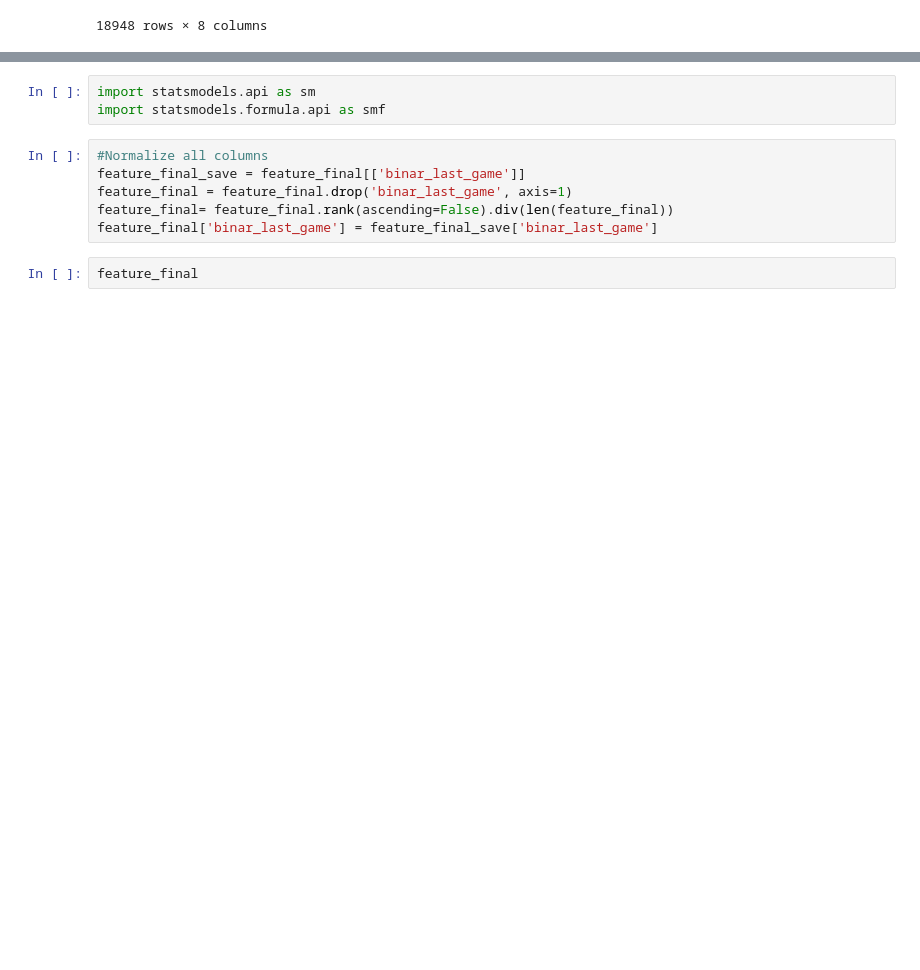
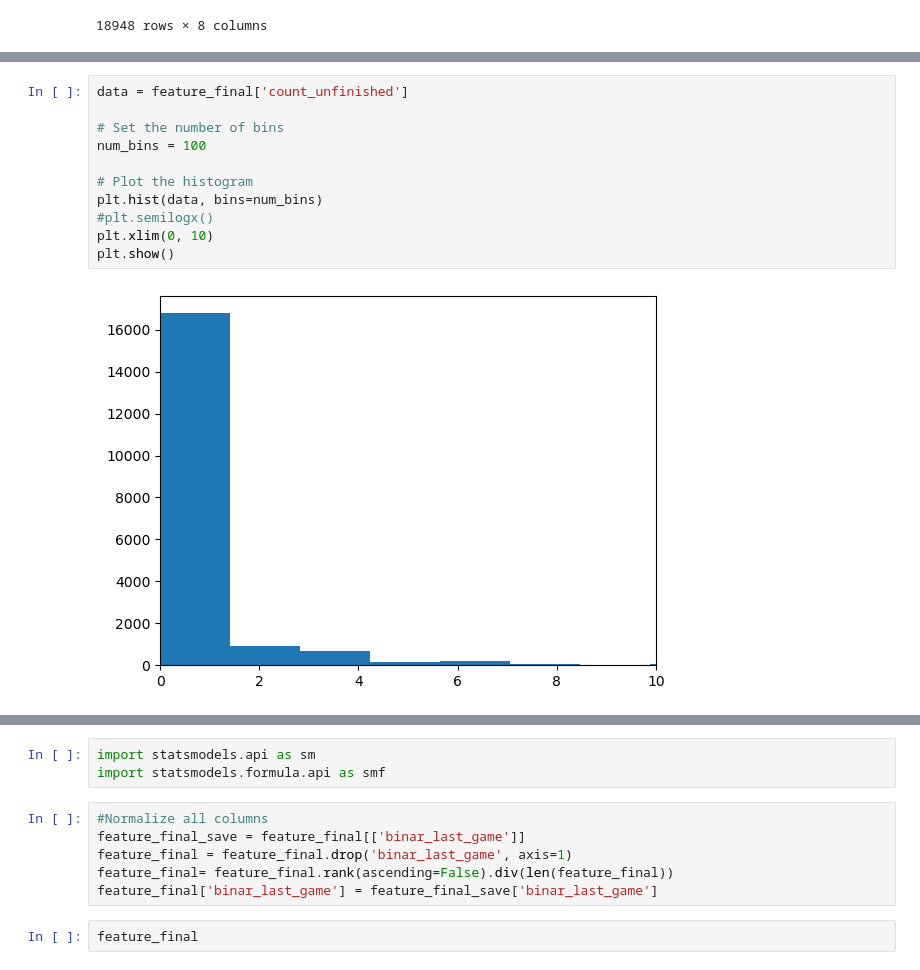
Before and after one commit to epfl-ada/ada-2022-project-7yobananaboy7, a Jupyter notebook: between_game.ipynb, the cells around one changed output, grey strips where cells are left out. Saved outputs shown, nothing was run; the diff lists cells and outputs as text; blank space fills up the shorter version.

```diff
--- a/between_game.ipynb
+++ b/between_game.ipynb
@@ -520,0 +561,13 @@ feature_final
+# %%
+data = feature_final['count_unfinished']
+
+# Set the number of bins
+num_bins = 100
+
+# Plot the histogram
+plt.hist(data, bins=num_bins)
+#plt.semilogx()
+plt.xlim(0, 10)
+plt.show()
+# %% [output]
+[figure, added]
```
Also changed, not shown: parts of 20 cells of this notebook.
